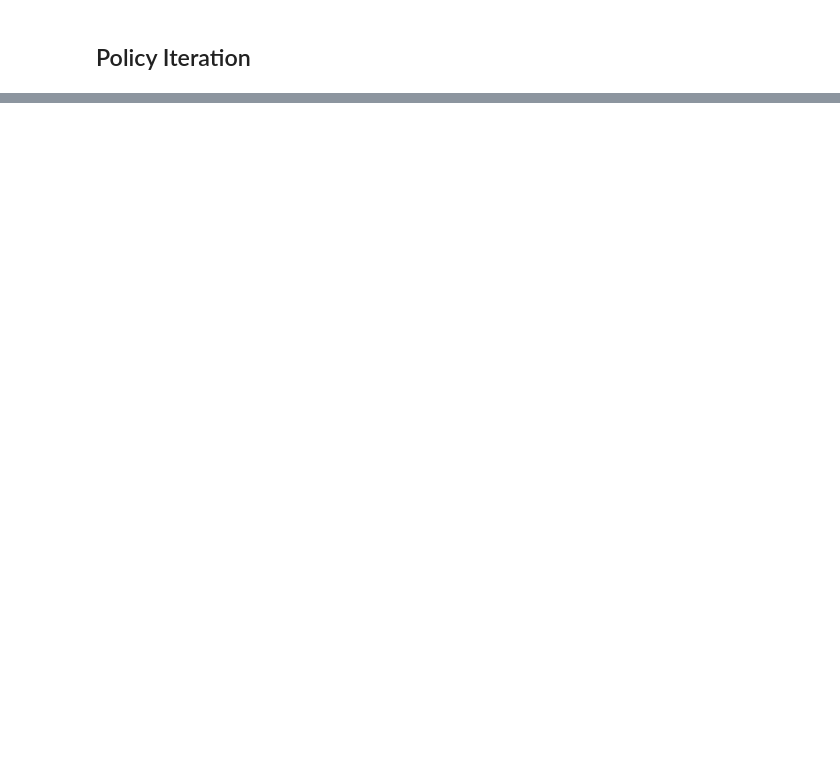
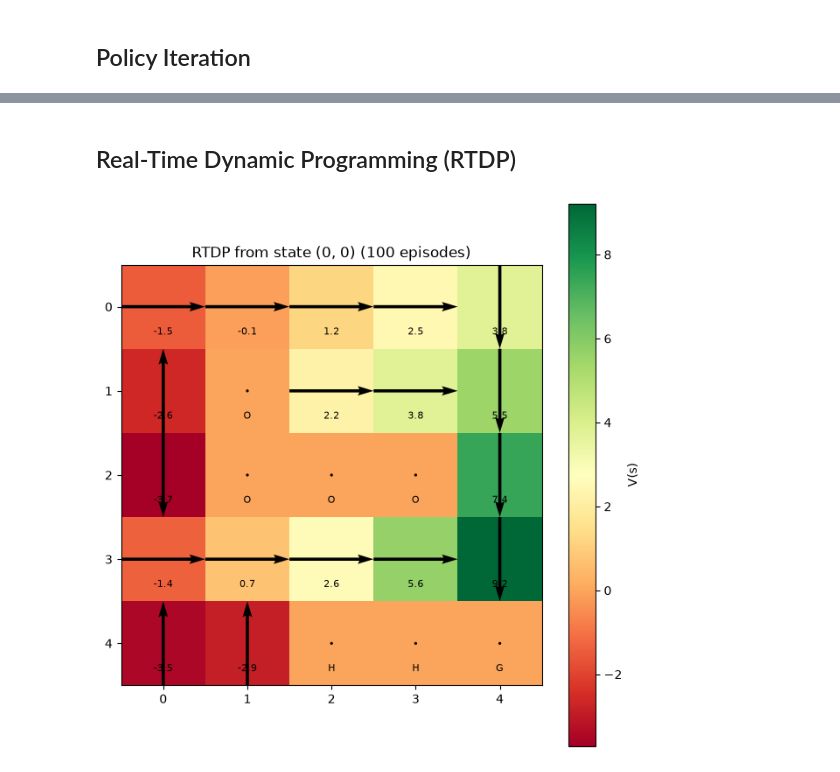
Before and after one commit to jp-mouraa/markov-decision-process, a Jupyter notebook: notebooks/single-agent/MDP.ipynb, the cells around one changed output, grey strips where cells are left out. Drawn from its saved outputs; the diff is of its cells as text; code cells hidden in the pictures; blank space fills up the shorter version.

Commit message:
up: rtdp planning algorithm

```diff
--- a/notebooks/single-agent/MDP.ipynb
+++ b/notebooks/single-agent/MDP.ipynb
@@ -344,0 +345,46 @@ Policy: {(0, 0): 'RIGHT', (0, 1): 'RIGHT', (0, 2): 'RIGHT', (0, 3): 'RIGHT', (0,
+# %% [markdown]
+## Real-Time Dynamic Programming (RTDP)
+# %%
+def rtdp(mdp, start_state, n_episodes=100, max_steps=200, seed=None):
+    S, A, T, R, gamma = mdp["S"], mdp["A"], mdp["T"], mdp["R"], mdp["gamma"]
+    terminais = {"Goal", "Hole", "Obstacle"}
+
+    V = {s: 0.0 for s in S} # Value Iteration
+    rng = np.random.default_rng(seed)
+    visits_per_state = {s: 0 for s in S}
+
+    for _ in range(n_episodes):
+        s = start_state
+        steps = 0
+
+        while S[s] not in terminais and steps < max_steps:
+            # Bellman - same as Value Iteration, but only for the current state 's'
+            action_values = {}
+            for a in A:
+                total = sum(prob * (R[s2] + gamma * V[s2]) for s2, prob in T[s][a].items())
+                action_values[a] = total
+
+            best_action = max(action_values, key=action_values.get)
+            V[s] = action_values[best_action]
+            visits_per_state[s] += 1
+
+            # simulate - determine the next state by sampling from the transition distribution
+            destinations = list(T[s][best_action].keys())
+            probs = list(T[s][best_action].values())
+            s = destinations[rng.choice(len(destinations), p=probs)]
+
+            steps += 1
+
+    return V, visits_per_state
+
+
+start_state = (0, 0)
+n_episodes = 100
+V_rtdp, visits = rtdp(mdp, start_state=start_state, n_episodes=n_episodes, max_steps=2000, seed=42)
+policy_rtdp = policy_extraction(mdp, V_rtdp)
+
+fig = plot_value_and_policy(V_rtdp, policy_rtdp, world, set_of_states, plot_size=1.3,
+                             titulo=f"RTDP from state {start_state} ({n_episodes} episodes)")
+plt.show()
+# %% [output]
+[figure, added]
```
Also changed, not shown: parts of 4 cells of this notebook.
